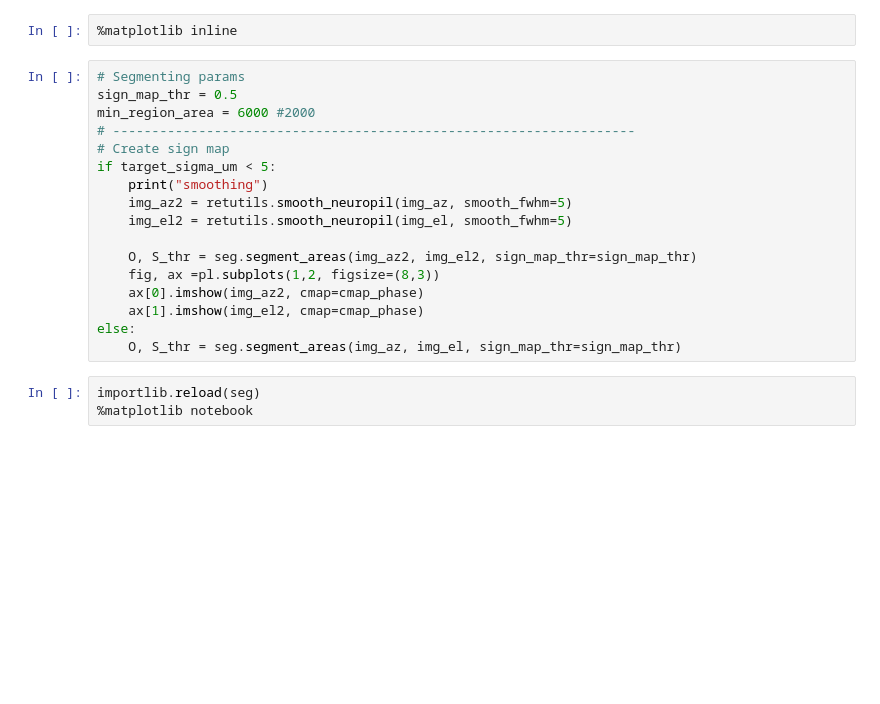
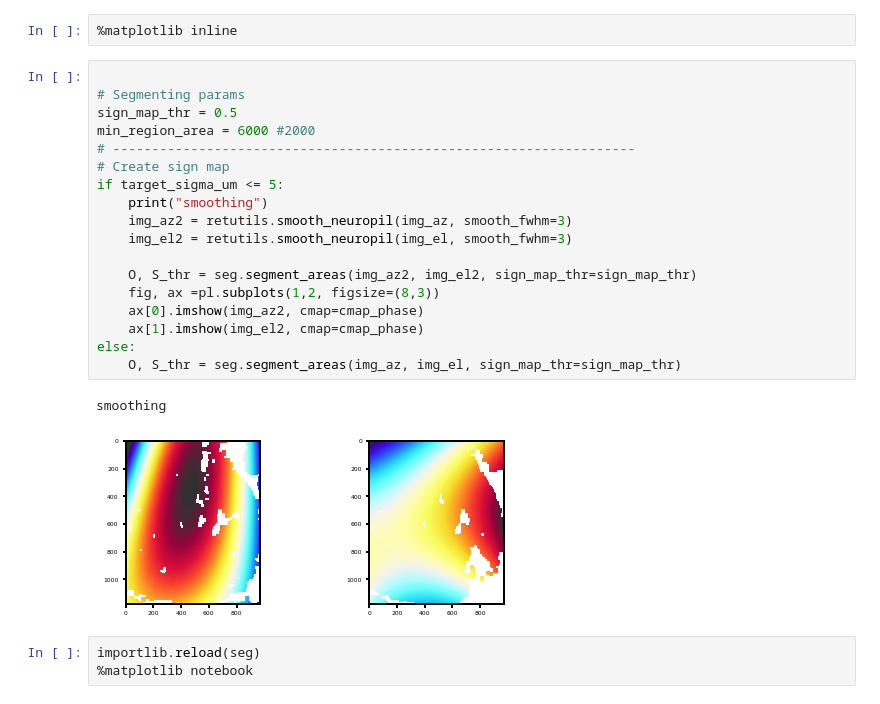
Before and after one commit to julianarhee/rat-2p-area-characterizations, a Jupyter notebook: analyze2p/retinotopy/identify_area_boundaries_2p.ipynb, the cells around one changed output. Saved outputs shown, nothing was run; the diff lists cells and outputs as text; blank space fills up the shorter version.

```diff
--- a/analyze2p/retinotopy/identify_area_boundaries_2p.ipynb
+++ b/analyze2p/retinotopy/identify_area_boundaries_2p.ipynb
@@ -338,22 +335,26 @@ ax.imshow(surface_2p, cmap='gray')
 # %%
 %matplotlib inline
 # %%
+
 # Segmenting params
 sign_map_thr = 0.5
 min_region_area = 6000 #2000
 # -------------------------------------------------------------------
 # Create sign map
-if target_sigma_um < 5:
+if target_sigma_um <= 5:
     print("smoothing")
-    img_az2 = retutils.smooth_neuropil(img_az, smooth_fwhm=5)
-    img_el2 = retutils.smooth_neuropil(img_el, smooth_fwhm=5)
+    img_az2 = retutils.smooth_neuropil(img_az, smooth_fwhm=3)
+    img_el2 = retutils.smooth_neuropil(img_el, smooth_fwhm=3)
 
     O, S_thr = seg.segment_areas(img_az2, img_el2, sign_map_thr=sign_map_thr)
     fig, ax =pl.subplots(1,2, figsize=(8,3))
     ax[0].imshow(img_az2, cmap=cmap_phase)
     ax[1].imshow(img_el2, cmap=cmap_phase)
 else:
     O, S_thr = seg.segment_areas(img_az, img_el, sign_map_thr=sign_map_thr)
+# %% [output]
+smoothing
+[figure, added]
 # %%
 importlib.reload(seg)
 %matplotlib notebook
```
Also changed, not shown: parts of 22 cells of this notebook, 9 other files.
